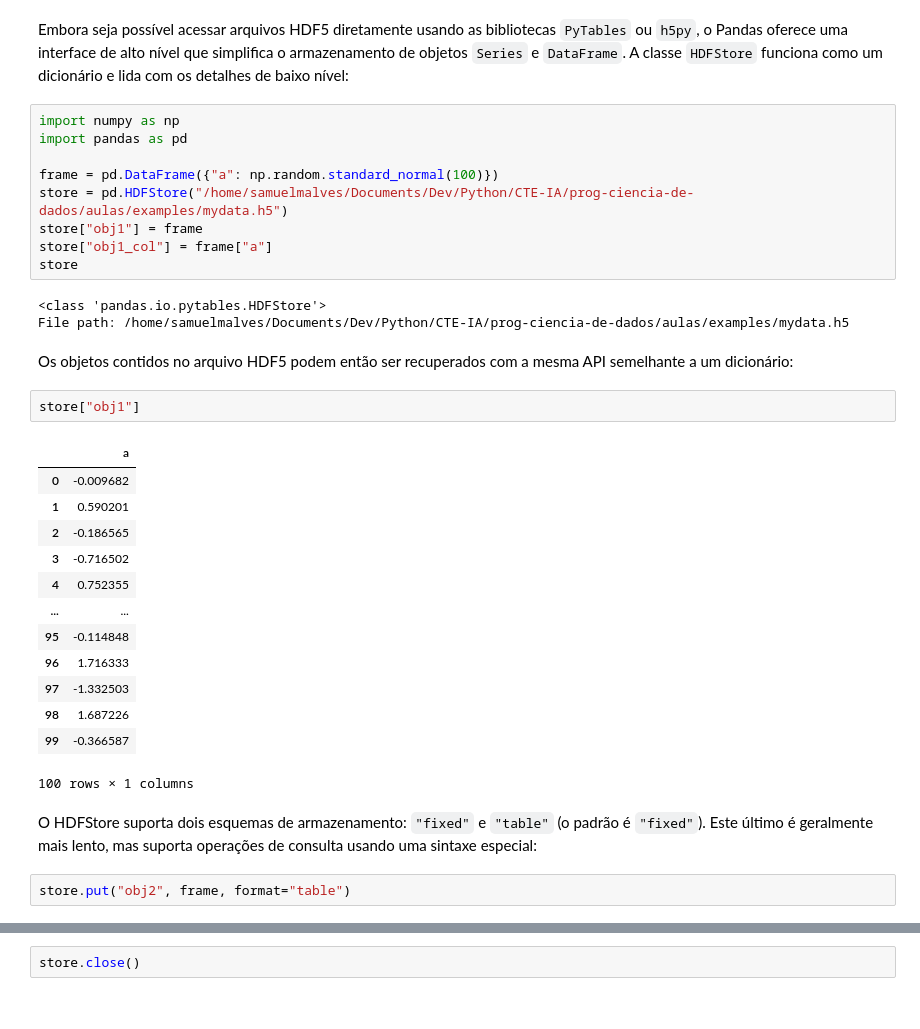
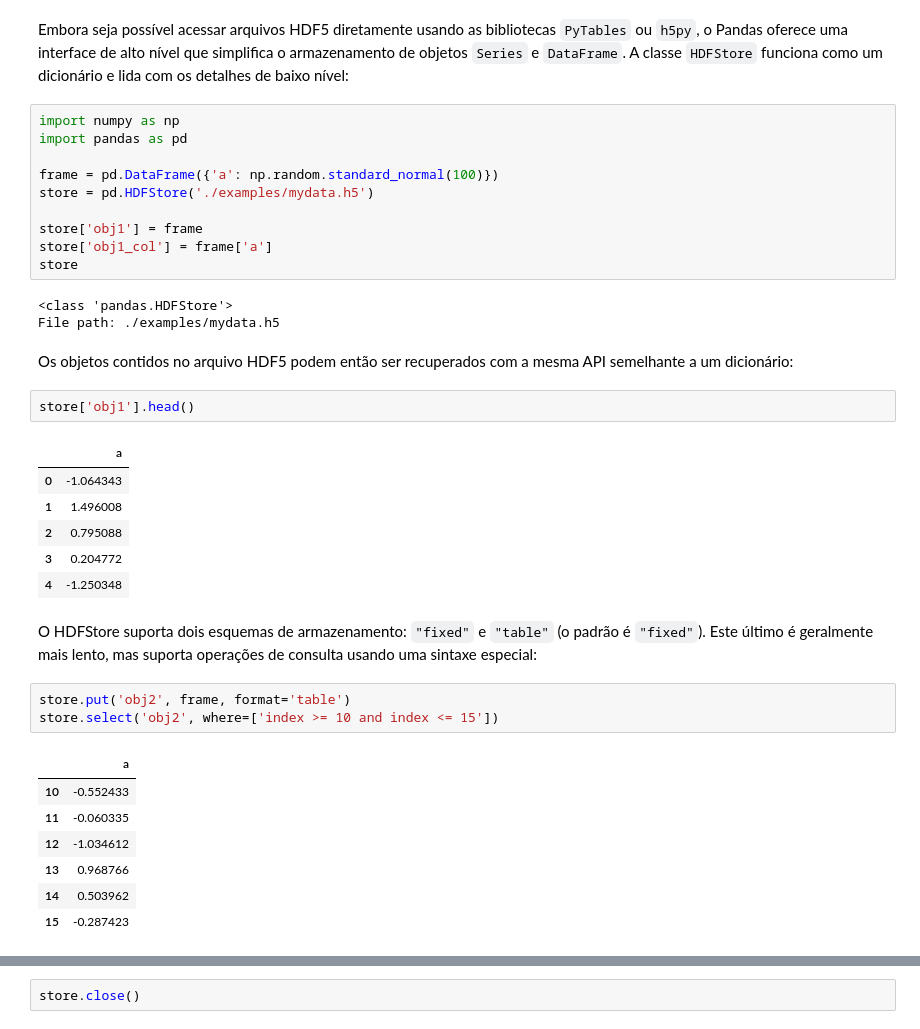
Before and after one commit to Somutt/revisao_py, a Jupyter notebook: 01_python_fundamentals/module03.ipynb, the cells around one changed output, grey strips where cells are left out. Drawn from its saved outputs; the diff is of its cells as text.

```diff
--- a/01_python_fundamentals/module03.ipynb
+++ b/01_python_fundamentals/module03.ipynb
@@ -782,33 +746,36 @@ Embora seja possível acessar arquivos HDF5 diretamente usando as bibliotecas `P
 import numpy as np
 import pandas as pd
 
-frame = pd.DataFrame({"a": np.random.standard_normal(100)})
-store = pd.HDFStore("/home/samuelmalves/Documents/Dev/Python/CTE-IA/prog-ciencia-de-dados/aulas/examples/mydata.h5")
-store["obj1"] = frame
-store["obj1_col"] = frame["a"]
+frame = pd.DataFrame({'a': np.random.standard_normal(100)})
+store = pd.HDFStore('./examples/mydata.h5')
+
+store['obj1'] = frame
+store['obj1_col'] = frame['a']
 store
 # %% [output]
-<class 'pandas.io.pytables.HDFStore'>
-File path: /home/samuelmalves/Documents/Dev/Python/CTE-IA/prog-ciencia-de-dados/aulas/examples/mydata.h5
+<class 'pandas.HDFStore'>
+File path: ./examples/mydata.h5
 # %% [markdown]
 Os objetos contidos no arquivo HDF5 podem então ser recuperados com a mesma API semelhante a um dicionário:
 # %%
-store["obj1"]
+store['obj1'].head()
 # %% [output]
 |  | a |
-| 0 | -0.009682 |
-| 1 | 0.590201 |
-| 2 | -0.186565 |
-| 3 | -0.716502 |
-| 4 | 0.752355 |
-| ... | ... |
-| 95 | -0.114848 |
-| 96 | 1.716333 |
-| 97 | -1.332503 |
-| 98 | 1.687226 |
-| 99 | -0.366587 |
+| 0 | -1.064343 |
+| 1 | 1.496008 |
+| 2 | 0.795088 |
+| 3 | 0.204772 |
+| 4 | -1.250348 |
-100 rows × 1 columns
 # %% [markdown]
 O HDFStore suporta dois esquemas de armazenamento: `"fixed"` e `"table"` (o padrão é `"fixed"`). Este último é geralmente mais lento, mas suporta operações de consulta usando uma sintaxe especial:
 # %%
-store.put("obj2", frame, format="table")
+store.put('obj2', frame, format='table')
+store.select('obj2', where=['index >= 10 and index <= 15'])
+# %% [output]
+|  | a |
+| 10 | -0.552433 |
+| 11 | -0.060335 |
+| 12 | -1.034612 |
+| 13 | 0.968766 |
+| 14 | 0.503962 |
+| 15 | -0.287423 |
```
Also changed, not shown: parts of 20 cells of this notebook, 4 other files.
